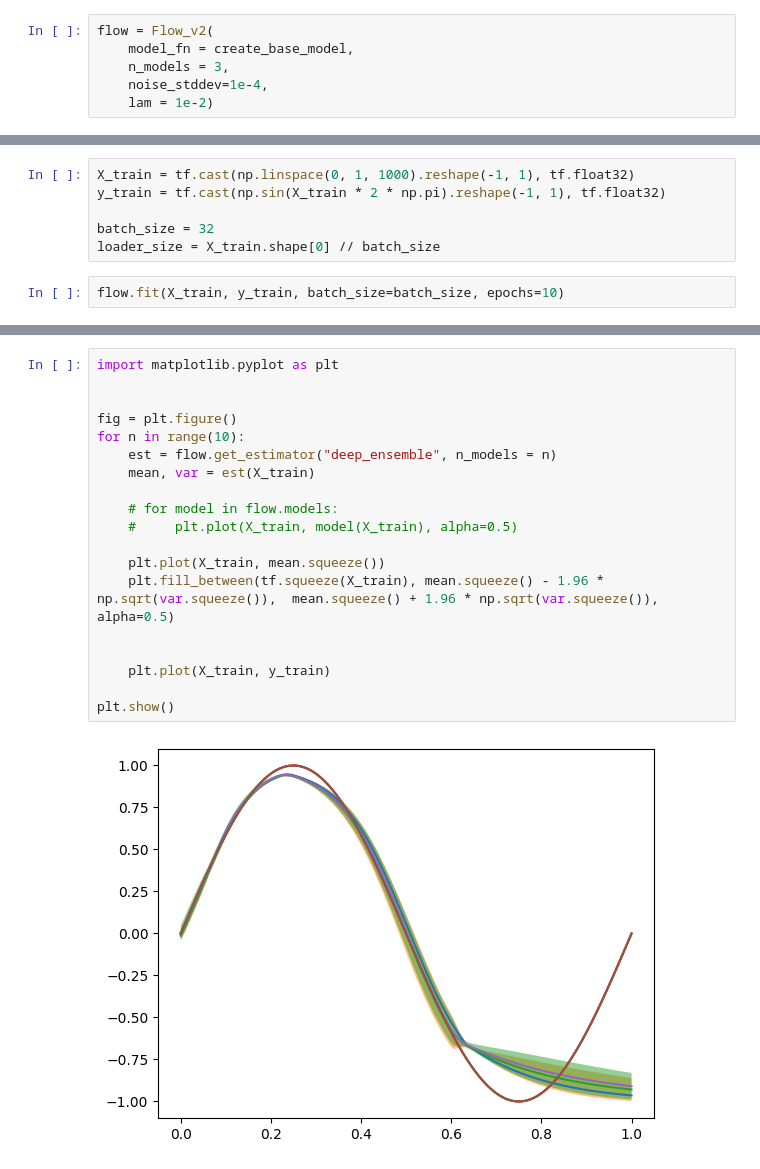
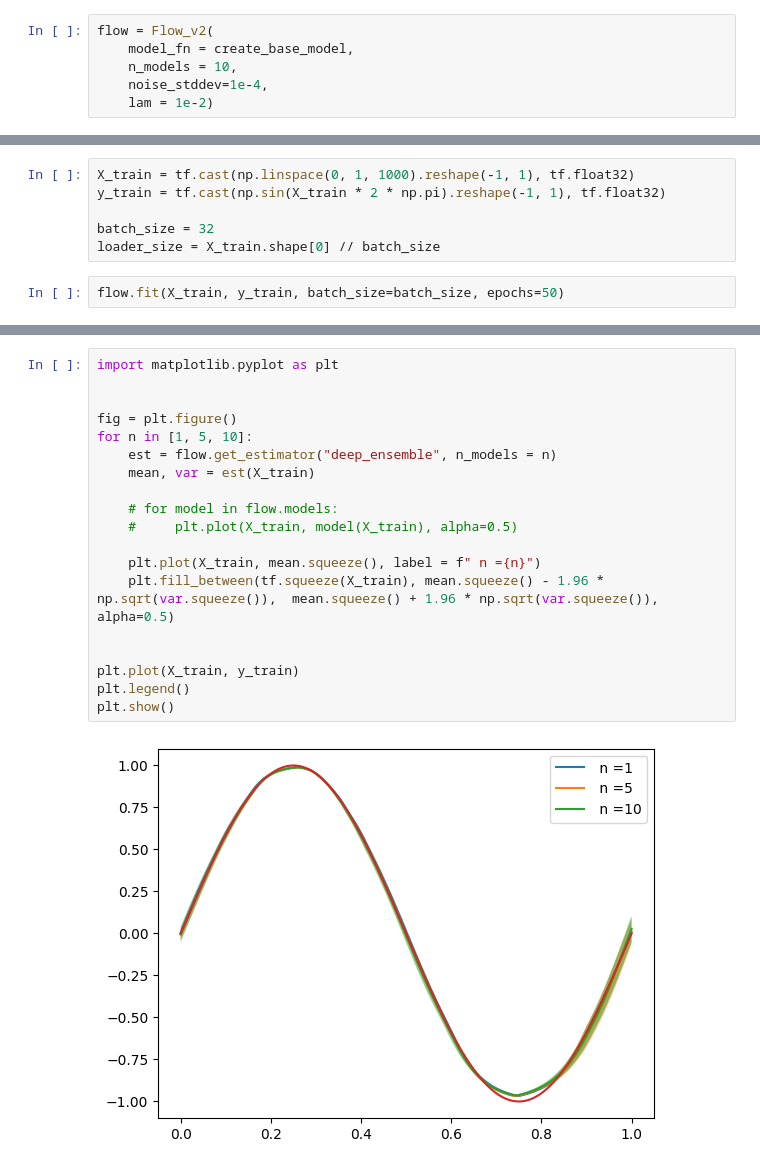
Before and after one commit to TheoHanon/NeuralFlow, a Jupyter notebook: test.ipynb, the cells around one changed output, grey strips where cells are left out. Cells and saved outputs as stored; diff of their text form.

```diff
--- a/test.ipynb
+++ b/test.ipynb
@@ -12,7 +12,7 @@ def create_base_model(input_shape=1, output_shape=1):
 # %%
 flow = Flow_v2(
     model_fn = create_base_model,
-    n_models = 3,
+    n_models = 10,
     noise_stddev=1e-4,
     lam = 1e-2)
 # %%
@@ -35,5 +35,5 @@ y_train = tf.cast(np.sin(X_train * 2 * np.pi).reshape(-1, 1), tf.float32)
 batch_size = 32
 loader_size = X_train.shape[0] // batch_size
 # %%
-flow.fit(X_train, y_train, batch_size=batch_size, epochs=10)
+flow.fit(X_train, y_train, batch_size=batch_size, epochs=50)
 # %% [output]
@@ -57,21 +57,21 @@ Epoch 10/10
 # %%
 import matplotlib.pyplot as plt
 
 
 fig = plt.figure()
-for n in range(10):
+for n in [1, 5, 10]:
     est = flow.get_estimator("deep_ensemble", n_models = n)
     mean, var = est(X_train)
 
     # for model in flow.models:
     #     plt.plot(X_train, model(X_train), alpha=0.5)
 
-    plt.plot(X_train, mean.squeeze())
+    plt.plot(X_train, mean.squeeze(), label = f" n ={n}")
     plt.fill_between(tf.squeeze(X_train), mean.squeeze() - 1.96 * np.sqrt(var.squeeze()),  mean.squeeze() + 1.96 * np.sqrt(var.squeeze()), alpha=0.5)
 
 
-    plt.plot(X_train, y_train)
-
+plt.plot(X_train, y_train)
+plt.legend()
 plt.show()
 # %% [output]
-[figure, old version]
+[figure, new version]
```
Also changed, not shown: parts of 1 cell of this notebook.
